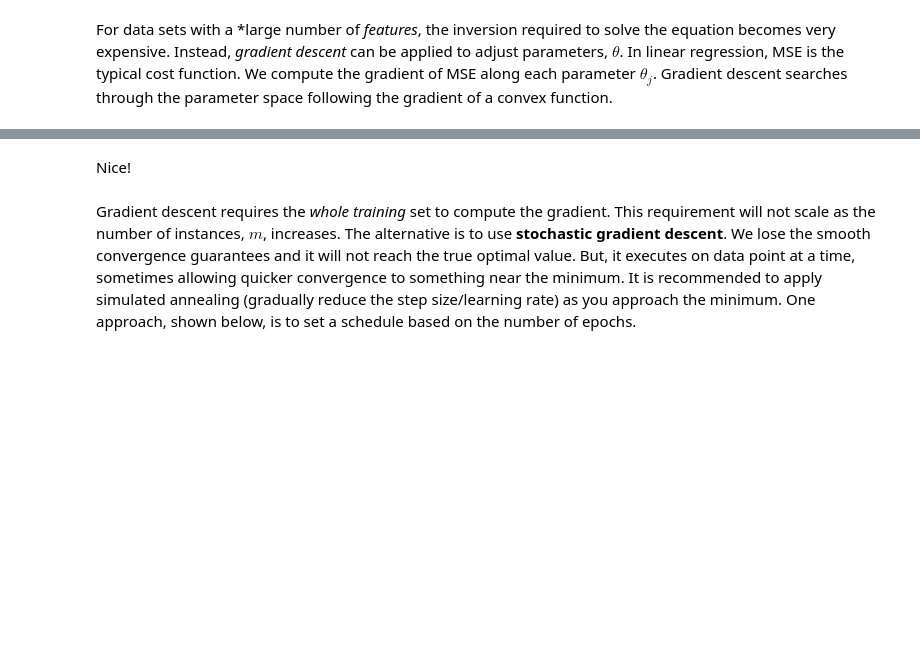
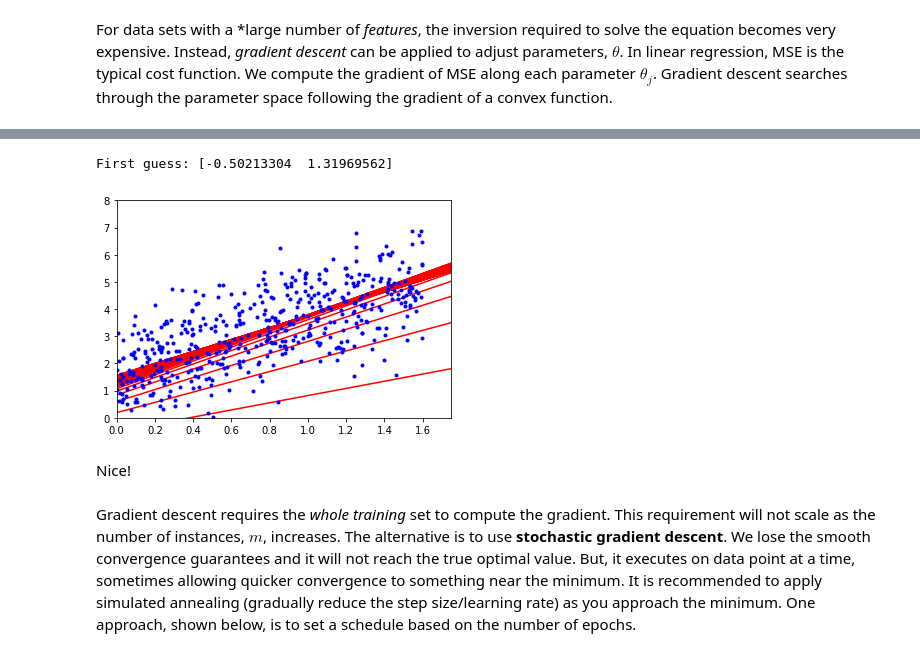
Before and after one commit to drpjm/python-ml-sandbox, a Jupyter notebook: Chapter04-Training/LinearRegression.ipynb, the cells around one changed output, grey strips where cells are left out. Cells and saved outputs as stored; diff of their text form; code cells hidden in the pictures; blank space fills up the shorter version.

```diff
--- a/Chapter04-Training/LinearRegression.ipynb
+++ b/Chapter04-Training/LinearRegression.ipynb
@@ -90,3 +98,18 @@ Final parameters:
+# %%
+# And for fun, plot the line itself in feature space...
+print("First guess: " + str(all_thetas[:,0]))
+for i in range(0,len(all_thetas[0])):
+    if i % 3 == 0:
+        curr_theta = all_thetas[:,i]
+        curr_y_pred = X_new_b.dot(curr_theta)
+        plt.plot(X_new, curr_y_pred, "r-")
+
+plt.plot(X, y, "b.")
+plt.axis([0,1.75,0,8])
+plt.show()
+# %% [output]
+First guess: [-0.50213304  1.31969562]
+[figure, added]
 # %% [markdown]
 Nice!
 # %% [markdown]
```
Also changed, not shown: parts of 23 cells of this notebook.
